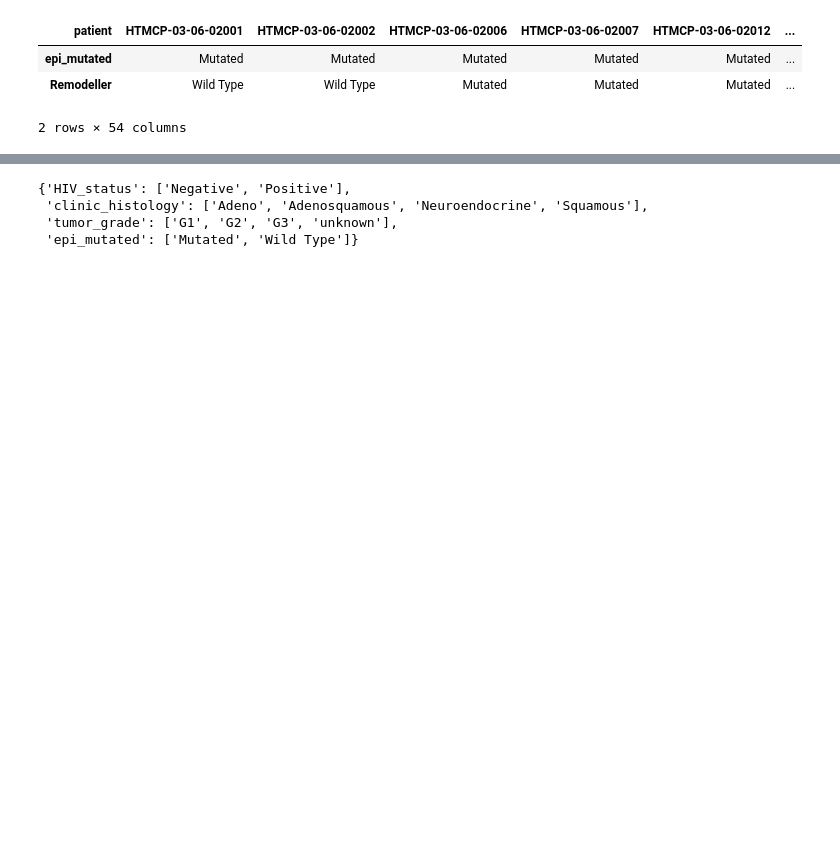
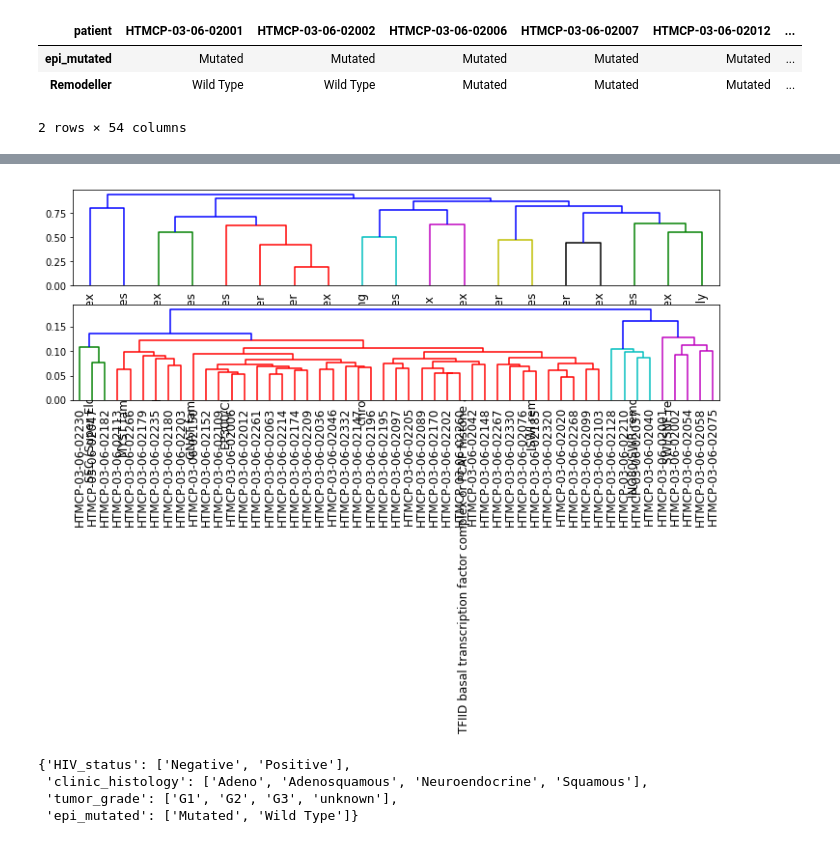
Before and after one commit to stuartzong/notebook, a Jupyter notebook: chipseq_clustering_macs2_H3K4me3_peaks_20181009.ipynb, the cells around one changed output, grey strips where cells are left out. Saved outputs shown, nothing was run; the diff lists cells and outputs as text; code cells hidden in the pictures; blank space fills up the shorter version.

```diff
--- a/chipseq_clustering_macs2_H3K4me3_peaks_20181009.ipynb
+++ b/chipseq_clustering_macs2_H3K4me3_peaks_20181009.ipynb
@@ -515,3 +521,7 @@ array([False,  True])
+# %%
+df_covariates = order_covariates(df_covariates, dfmg)
+# %% [output]
+[figure, added]
 # %%
 covariate_dict = get_legend_categories(df_covariates)
 # %%
```
Also changed, not shown: parts of 40 cells of this notebook, 24 other files.
